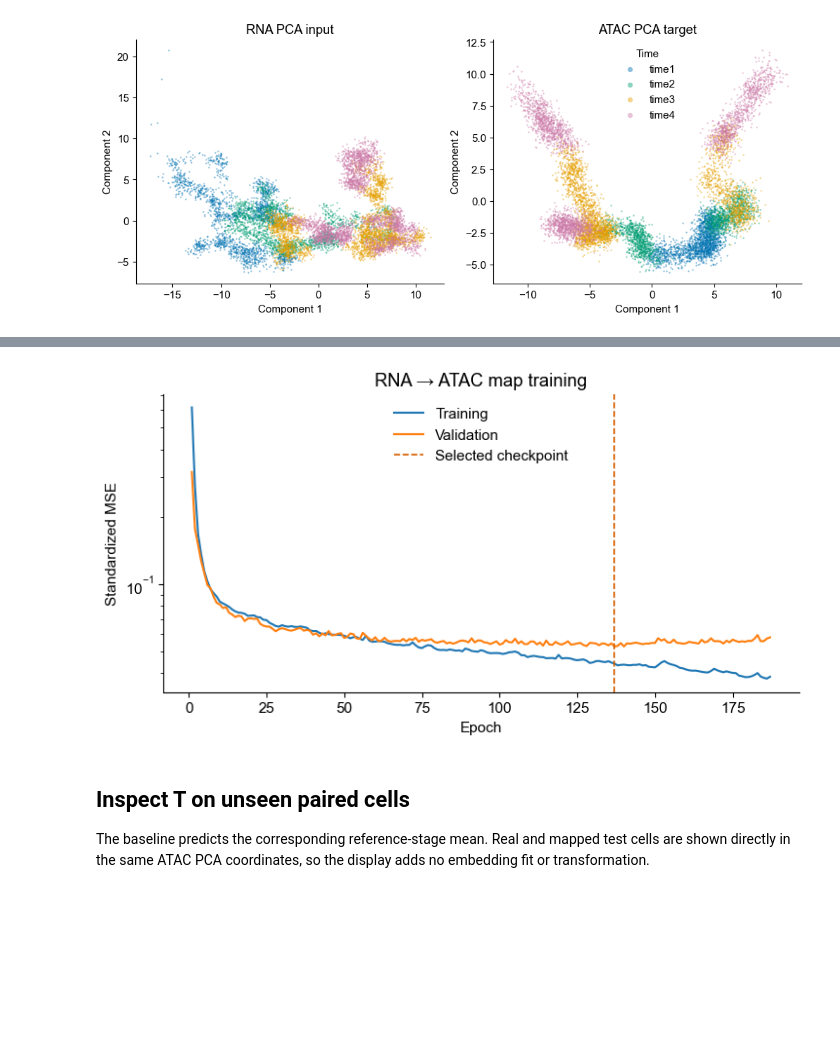
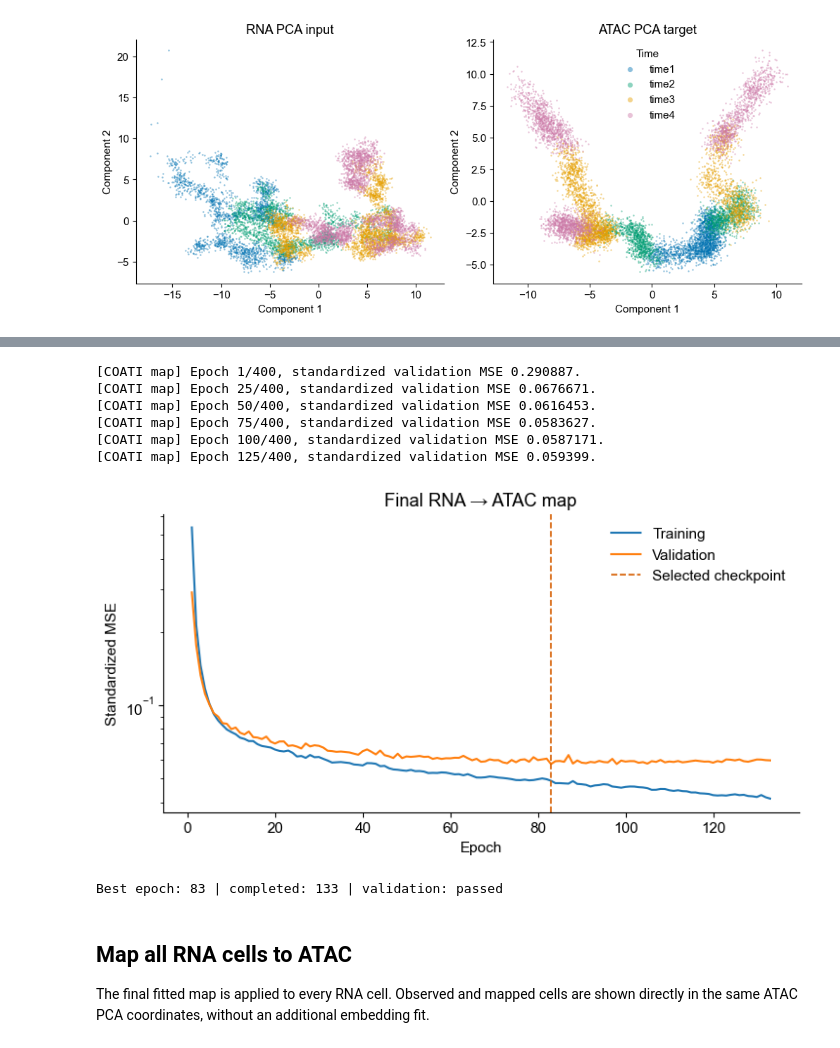
Before and after one commit to shankswang953/COATI_website, a Jupyter notebook: docs/tutorials/scMultisim/train_t.ipynb, the cells around one changed output, grey strips where cells are left out. Cells and saved outputs as stored; diff of their text form; code cells hidden in the pictures; blank space fills up the shorter version.

```diff
--- a/docs/tutorials/scMultisim/train_t.ipynb
+++ b/docs/tutorials/scMultisim/train_t.ipynb
@@ -135,23 +140,15 @@ Twenty percent of every time point is reserved as an independent paired test set
 
 The original experiment used four hidden layers of width 512. `hidden_dim=512, n_layers=5` keeps the same input–four-hidden–output depth while COATI adds feature standardization, early stopping, checkpoint reload support, and per-stage diagnostics.
 # %%
+times = cells.obs["time"].to_numpy()
+fold_id = np.empty(cells.n_obs, dtype=int)
 rng = np.random.default_rng(17)
-times = cells.obs["time"].to_numpy()
-reference_parts, test_parts = [], []
 for time in TIME_VALUES:
     rows = rng.permutation(np.flatnonzero(times == time))
-    n_test = round(.20 * len(rows))
-    test_parts.append(rows[:n_test])
-    reference_parts.append(rows[n_test:])
+    fold_id[rows] = np.arange(len(rows)) % 5
+cells.obs["test_fold"] = fold_id + 1
 
-reference_rows = np.sort(np.concatenate(reference_parts))
-test_rows = np.sort(np.concatenate(test_parts))
-assert not np.intersect1d(reference_rows, test_rows).size
-assert len(reference_rows) + len(test_rows) == cells.n_obs
-
-reference_cells = cells[reference_rows].copy()
-paired = ct.TemporalData.from_anndata(
-    reference_cells, obsm_key="X_pca", secondary_obsm_key="X_atac"
-)
-print("Reference / independent test:", len(reference_rows), "/", len(test_rows))
+fold_counts = pd.crosstab(cells.obs["test_fold"], cells.obs["stage"])
+assert fold_counts.shape == (5, 4)
+fold_counts
 # %% [output]
@@ -192,19 +228,37 @@ Best epoch: 137 | completed: 187 | validation: passed
 # %%
-history = pd.read_json(run_dir / "map" / "history.json")
+all_paired = ct.TemporalData.from_anndata(
+    cells, obsm_key="X_pca", secondary_obsm_key="X_atac"
+)
+T, map_report = train_map(
+    all_paired, kind="mlp", config=map_config,
+    directory=run_dir / "final_map", device=device, seed=0, verbose=True,
+)
+history = pd.read_json(run_dir / "final_map" / "history.json")
+
 fig, ax = plt.subplots(figsize=(7.2, 3.8), layout="constrained")
 ax.plot(history["epoch"], history["train_standardized_mse"], label="Training")
 ax.plot(history["epoch"], history["validation_standardized_mse"], label="Validation")
 ax.axvline(map_report["best_epoch"], color="#D55E00", linestyle="--",
            linewidth=1.2, label="Selected checkpoint")
 ax.set(xlabel="Epoch", ylabel="Standardized MSE",
-       title="RNA → ATAC map training", yscale="log")
+       title="Final RNA → ATAC map", yscale="log")
 ax.spines[["top", "right"]].set_visible(False)
 ax.legend(frameon=False)
 plt.show()
+print("Best epoch:", map_report["best_epoch"],
+      "| completed:", map_report["epochs_completed"],
+      "| validation:", map_report["status"])
 # %% [output]
+[COATI map] Epoch 1/400, standardized validation MSE 0.290887.
+[COATI map] Epoch 25/400, standardized validation MSE 0.0676671.
+[COATI map] Epoch 50/400, standardized validation MSE 0.0616453.
+[COATI map] Epoch 75/400, standardized validation MSE 0.0583627.
+[COATI map] Epoch 100/400, standardized validation MSE 0.0587171.
+[COATI map] Epoch 125/400, standardized validation MSE 0.059399.
-[figure, old version]
+[figure, new version]
+Best epoch: 83 | completed: 133 | validation: passed
 # %% [markdown]
-## Inspect T on unseen paired cells
+## Map all RNA cells to ATAC
 
-The baseline predicts the corresponding reference-stage mean. Real and mapped test cells are shown directly in the same ATAC PCA coordinates, so the display adds no embedding fit or transformation.
+The final fitted map is applied to every RNA cell. Observed and mapped cells are shown directly in the same ATAC PCA coordinates, without an additional embedding fit.
 # %%
```
Also changed, not shown: parts of 10 cells of this notebook, 1 other file.
